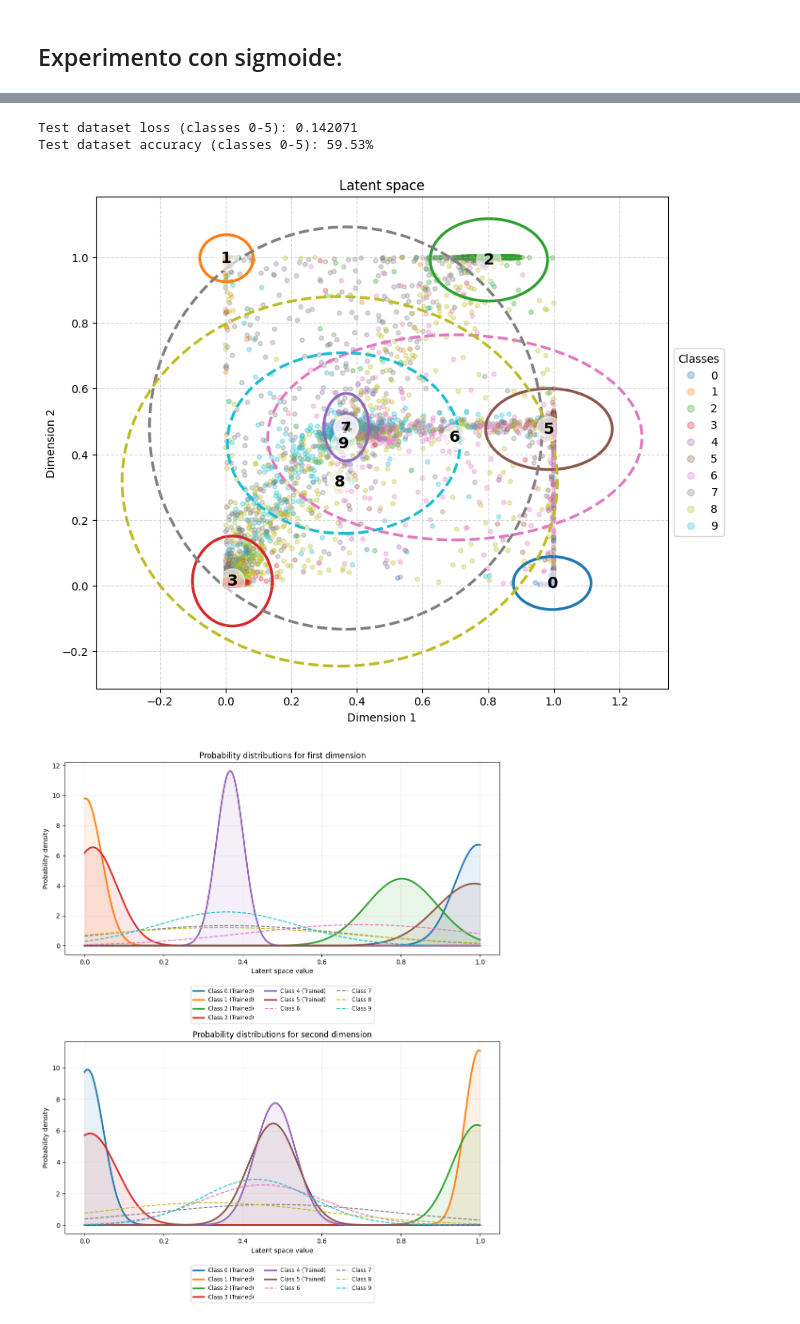
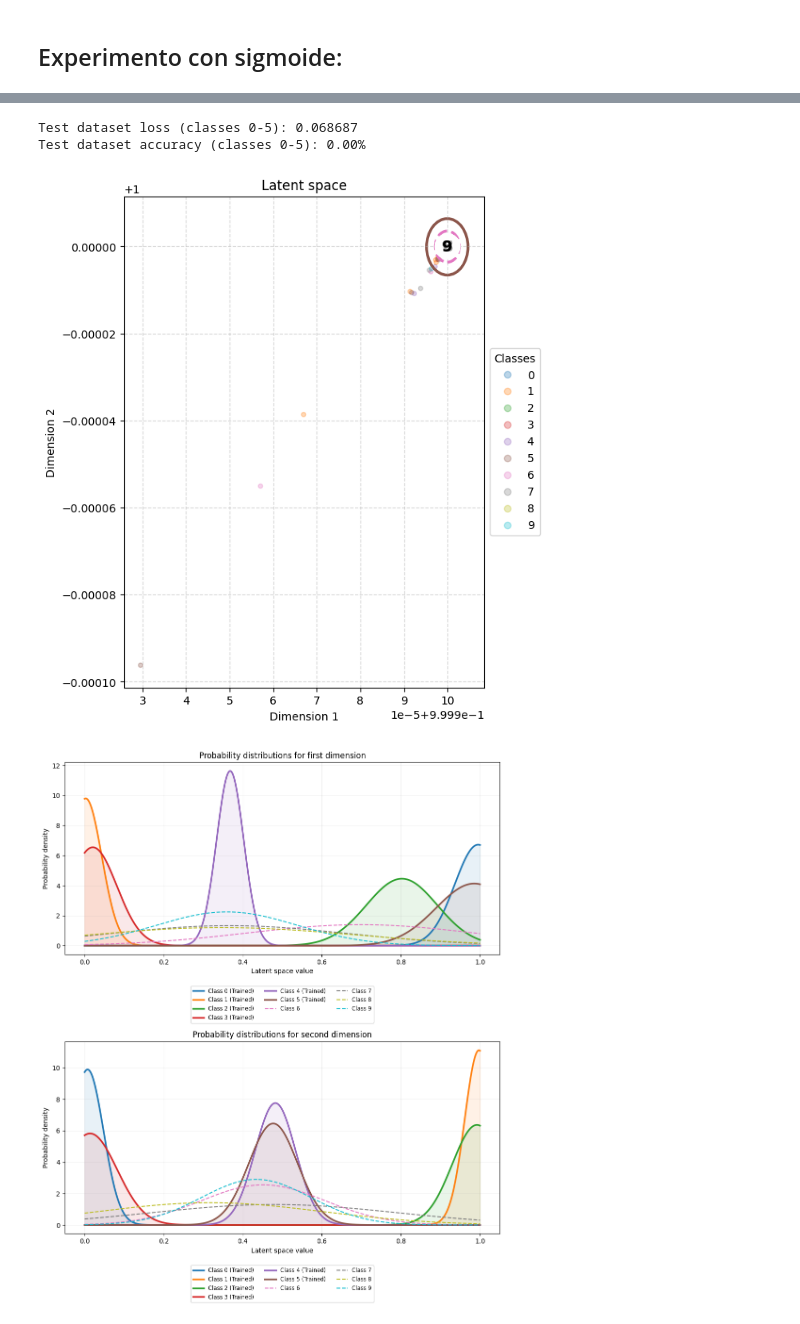
Before and after one commit to Lucy-syu/Out-of-distribution-Detection-Model, a Jupyter notebook: OODAutoencoder.ipynb, the cells around one changed output, grey strips where cells are left out. Cells and saved outputs as stored; diff of their text form; code cells hidden in the pictures.

Commit message:
Change from classification + reconstruction to just reconstruction (in progress).

```diff
--- a/OODAutoencoder.ipynb
+++ b/OODAutoencoder.ipynb
@@ -111,7 +111,7 @@ class Early_Stop():
       self.no_val_improvement_times += 1
       self.stop = self.no_val_improvement_times >= self.patience
 # %%
-def learning_loop(train_dataloader, val_dataloader, model, epochs, loss_fn_cls, loss_fn_rec, learning_rate, optimizer, validation_freq, early_stop):
+def learning_loop(train_dataloader, val_dataloader, model, epochs, loss_fn, learning_rate, optimizer, validation_freq, early_stop):
   epoch_loss_list = []
   val_loss_list = []
 
@@ -121,13 +121,10 @@ def learning_loop(train_dataloader, val_dataloader, model, epochs, loss_fn_cls,
     for epoch in pbar:
       steps_loss_list = []
       for x_true, y_true in train_dataloader:
-        y_pred, _, x_rec = model(x_true)                           # Forward
+        _, x_rec = model(x_true)                           # Forward
         opt.zero_grad()
 
-        loss_classif = loss_fn_cls(y_pred, y_true)
-        loss_rec = loss_fn_rec(x_rec, x_true)
-        loss = loss_classif + loss_rec
-        #loss = loss_classif + (10.0 * loss_rec) # Dándole más importancia a MSE
+        loss = loss_fn(x_rec, x_true)
         loss.backward()                                     # Backward
         steps_loss_list.append(loss.clone().detach())
         opt.step()
@@ -138,15 +135,12 @@ def learning_loop(train_dataloader, val_dataloader, model, epochs, loss_fn_cls,
 
       if epoch % validation_freq == 0:
         val_step_loss_list = []
-        #val_correct_answers = 0
 
         with torch.no_grad():
           for x_val_true, y_val_true in val_dataloader:
-            y_val_pred, _, x_val_rec = model(x_val_true)
+            _, x_val_rec = model(x_val_true)
 
-            loss_val_cls = loss_fn_cls(y_val_pred, y_val_true)
-            loss_val_rec = loss_fn_rec(x_val_rec, x_val_true)
-            loss_val = loss_val_cls + loss_val_rec
+            loss_val = loss_fn(x_val_rec, x_val_true)
             val_step_loss_list.append(loss_val)
 
           val_loss = torch.tensor(val_step_loss_list).mean()
@@ -191,8 +185,6 @@ class Autoencoder(nn.Module):
             nn.Sigmoid()
         )
 
-        self.classifier = nn.Linear(latent_dims, num_classes)
-
         self.decoder = nn.Sequential(
             nn.Linear(latent_dims, 64),
             nn.LeakyReLU(),
@@ -204,21 +196,18 @@ class Autoencoder(nn.Module):
 
     def forward(self, x):
         latent_space = self.encoder(x)
-        predict = self.classifier(latent_space)
-        reconstructed = self.decoder(latent_space)
-        reconstructed = reconstructed.view(-1, 1, 28, 28)
+        reconstructed_x = self.decoder(latent_space)
+        reconstructed_x = reconstructed_x.view(-1, 1, 28, 28)
 
-        return predict, latent_space, reconstructed
+        return latent_space, reconstructed_x
 # %%
 batch_size = 256
 learning_rate = 1e-3
 epochs = 2000
 validation_freq = 5
-patience = 10
+patience = 10000
 delta = 0.001
-
-loss_fn_cls = torch.nn.CrossEntropyLoss()
-loss_fn_rec = torch.nn.MSELoss()
+loss_fn = torch.nn.MSELoss()
 optimizer = torch.optim.Adam
 
 train_loader = DataLoader(train_dataset, batch_size=batch_size, shuffle=True)
@@ -228,7 +217,7 @@ model = Autoencoder(latent_dims=2).to(device)
 early_stop = Early_Stop(patience=patience, delta=delta)
 
 model, train_loss_list, val_loss_list = learning_loop(
-    train_loader, val_loader, model, epochs, loss_fn_cls, loss_fn_rec, learning_rate, optimizer, validation_freq, early_stop
+    train_loader, val_loader, model, epochs, loss_fn, learning_rate, optimizer, validation_freq, early_stop
 )
 
 plt.figure(figsize=(10, 5))
@@ -256,18 +242,11 @@ test_set_size = 0
 with torch.no_grad():
     for x_true, y_true in test_loader:
 
-        y_pred, latent_space, x_rec = model(x_true)
-        preds = torch.argmax(y_pred, dim=-1)
-        correct_answers = torch.sum(preds == y_true)
-        test_correct_answers += correct_answers.item()
+        _, x_rec = model(x_true)
         test_set_size += y_true.numel()
 
-        mask = y_true <= 5
-        if mask.any(): # Si hay al menos un número del 0 al 5 en este batch.
-            loss_test_cls = loss_fn_cls(y_pred[mask], y_true[mask])
-            loss_test_rec = loss_fn_rec(x_rec[mask], x_true[mask])
-            total_loss = loss_test_cls + loss_test_rec
-            test_step_loss_list.append(total_loss.item())
+        test_loss = loss_fn(x_rec, x_true)
+        test_step_loss_list.append(test_loss.item())
 
 final_test_loss = np.mean(test_step_loss_list)
 final_test_acc = test_correct_answers / float(test_set_size)
@@ -275,8 +254,8 @@ final_test_acc = test_correct_answers / float(test_set_size)
 print(f"Test dataset loss (classes 0-5): {final_test_loss:.6f}")
 print(f"Test dataset accuracy (classes 0-5): {final_test_acc:.2%}")
 # %% [output]
-Test dataset loss (classes 0-5): 0.142071
-Test dataset accuracy (classes 0-5): 59.53%
+Test dataset loss (classes 0-5): 0.068687
+Test dataset accuracy (classes 0-5): 0.00%
 # %%
 test_loader = DataLoader(test_dataset,
                          batch_size=batch_size,
@@ -287,7 +266,7 @@ labels_list = []
 
 with torch.no_grad():
     for x_test, y_test in test_loader:
-        _, latent, _ = model(x_test)
+        latent, _ = model(x_test)
         encodings_list.append(latent.cpu())
         labels_list.append(y_test.cpu())
 
@@ -311,34 +290,34 @@ ax.set_ylabel('Dimension 2')
 ax.grid(True, linestyle='--', alpha=0.5)
 
 for clase in range(10):
     puntos_clase = encodings_np[labels_np == clase]
     if len(puntos_clase) == 0: continue
 
     media_x, media_y = np.mean(puntos_clase, axis=0)
     std_x, std_y = np.std(puntos_clase, axis=0)
     color = scatter.cmap(scatter.norm(clase))
 
     elipse = Ellipse(xy=(media_x, media_y),
                      width=std_x * 4,
                      height=std_y * 4,
                      edgecolor=color,
                      fc='None',
                      lw=2.5,
                      linestyle='-' if clase <= 5 else '--')
     ax.add_patch(elipse)
     plt.gca().set_aspect('equal', adjustable='box')
 
     # Class number.
     ax.annotate(str(clase), (media_x, media_y),
                 weight='bold', size=14, ha='center', va='center',
                 bbox=dict(boxstyle="circle", alpha=0.6, color='white'))
 
 legend_handles, _ = scatter.legend_elements()
 ax.legend(legend_handles, [str(i) for i in range(10)], title="Classes", loc='center left', bbox_to_anchor=(1, 0.5))
 
 plt.show()
 # %% [output]
-[figure, old version]
+[figure, new version]
 # %%
 x_range = np.linspace(0, 1, 500)
 colors = plt.cm.tab10(np.linspace(0, 1, 10))
```
Also changed, not shown: parts of 2 cells of this notebook.
